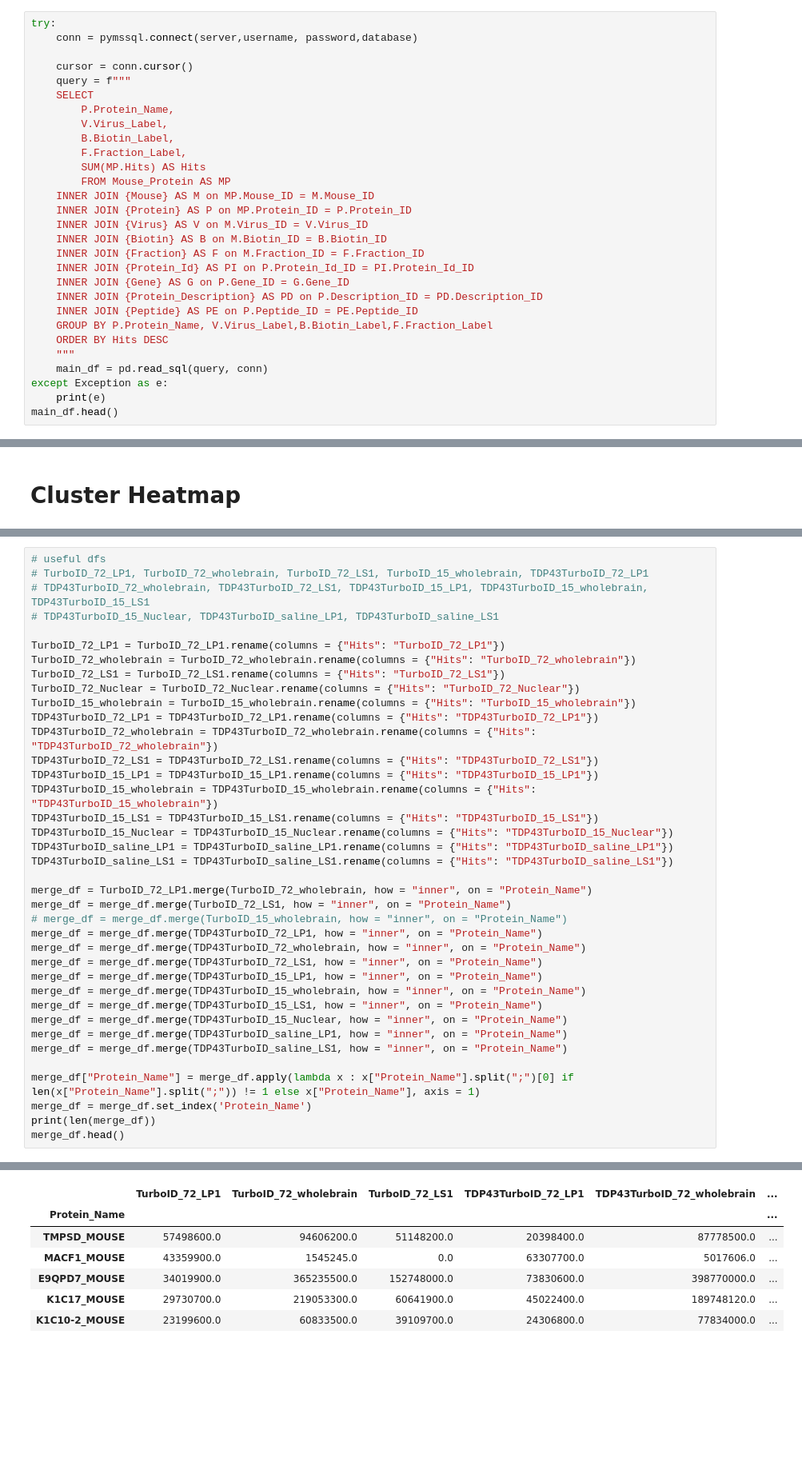
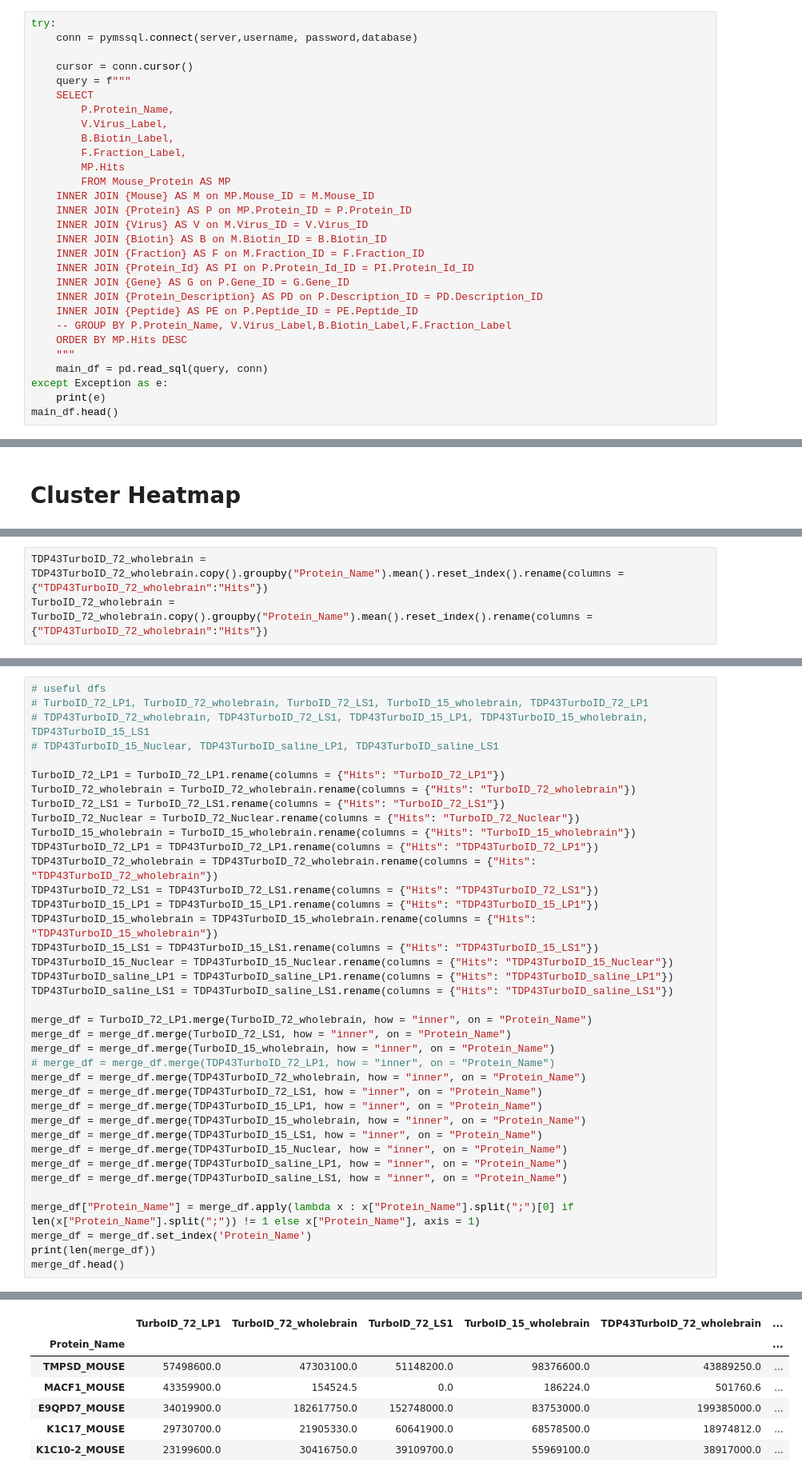
Before and after one commit to adamwbrew/Proteins, a Jupyter notebook: protein_visuals_virus_final.ipynb, the cells around one changed output, grey strips where cells are left out. Shown: that part at 80% size. Drawn from its saved outputs; the diff is of its cells as text; blank space fills up the shorter version.

```diff
--- a/protein_visuals_virus_final.ipynb
+++ b/protein_visuals_virus_final.ipynb
@@ -35,7 +35,7 @@ try:
         V.Virus_Label,
         B.Biotin_Label,
         F.Fraction_Label,
-        SUM(MP.Hits) AS Hits
+        MP.Hits
         FROM Mouse_Protein AS MP
     INNER JOIN {Mouse} AS M on MP.Mouse_ID = M.Mouse_ID
     INNER JOIN {Protein} AS P on MP.Protein_ID = P.Protein_ID
@@ -46,8 +46,8 @@ try:
     INNER JOIN {Gene} AS G on P.Gene_ID = G.Gene_ID
     INNER JOIN {Protein_Description} AS PD on P.Description_ID = PD.Description_ID
     INNER JOIN {Peptide} AS PE on P.Peptide_ID = PE.Peptide_ID
-    GROUP BY P.Protein_Name, V.Virus_Label,B.Biotin_Label,F.Fraction_Label
-    ORDER BY Hits DESC
+    -- GROUP BY P.Protein_Name, V.Virus_Label,B.Biotin_Label,F.Fraction_Label
+    ORDER BY MP.Hits DESC
     """
     main_df = pd.read_sql(query, conn)
 except Exception as e:
@@ -328,6 +338,9 @@ TDP43TurboID_saline_LP1 = TDP43TurboID_saline_LP1.copy()[["Protein_Name", "Hits"
 TDP43TurboID_saline_wholebrain = TDP43TurboID_saline_wholebrain.copy()[["Protein_Name", "Hits"]]
 TDP43TurboID_saline_LS1 = TDP43TurboID_saline_LS1.copy()[["Protein_Name", "Hits"]]
 TDP43TurboID_saline_Nuclear = TDP43TurboID_saline_Nuclear.copy()[["Protein_Name", "Hits"]]
+# %%
+TDP43TurboID_72_wholebrain = TDP43TurboID_72_wholebrain.copy().groupby("Protein_Name").mean().reset_index().rename(columns = {"TDP43TurboID_72_wholebrain":"Hits"})
+TurboID_72_wholebrain = TurboID_72_wholebrain.copy().groupby("Protein_Name").mean().reset_index().rename(columns = {"TDP43TurboID_72_wholebrain":"Hits"})
 # %%
 # TurboID virus & 72 Biotin combonations
 print(len(TurboID_72_LP1))
@@ -393,42 +406,42 @@ TurboID_72_wholebrain = TurboID_72_wholebrain.rename(columns = {"Hits": "TurboID
 TurboID_72_LS1 = TurboID_72_LS1.rename(columns = {"Hits": "TurboID_72_LS1"})
 TurboID_72_Nuclear = TurboID_72_Nuclear.rename(columns = {"Hits": "TurboID_72_Nuclear"})
 TurboID_15_wholebrain = TurboID_15_wholebrain.rename(columns = {"Hits": "TurboID_15_wholebrain"})
 TDP43TurboID_72_LP1 = TDP43TurboID_72_LP1.rename(columns = {"Hits": "TDP43TurboID_72_LP1"})
 TDP43TurboID_72_wholebrain = TDP43TurboID_72_wholebrain.rename(columns = {"Hits": "TDP43TurboID_72_wholebrain"})
 TDP43TurboID_72_LS1 = TDP43TurboID_72_LS1.rename(columns = {"Hits": "TDP43TurboID_72_LS1"})
 TDP43TurboID_15_LP1 = TDP43TurboID_15_LP1.rename(columns = {"Hits": "TDP43TurboID_15_LP1"})
 TDP43TurboID_15_wholebrain = TDP43TurboID_15_wholebrain.rename(columns = {"Hits": "TDP43TurboID_15_wholebrain"})
 TDP43TurboID_15_LS1 = TDP43TurboID_15_LS1.rename(columns = {"Hits": "TDP43TurboID_15_LS1"})
 TDP43TurboID_15_Nuclear = TDP43TurboID_15_Nuclear.rename(columns = {"Hits": "TDP43TurboID_15_Nuclear"})
 TDP43TurboID_saline_LP1 = TDP43TurboID_saline_LP1.rename(columns = {"Hits": "TDP43TurboID_saline_LP1"})
 TDP43TurboID_saline_LS1 = TDP43TurboID_saline_LS1.rename(columns = {"Hits": "TDP43TurboID_saline_LS1"})
 
 merge_df = TurboID_72_LP1.merge(TurboID_72_wholebrain, how = "inner", on = "Protein_Name")
 merge_df = merge_df.merge(TurboID_72_LS1, how = "inner", on = "Protein_Name")
-# merge_df = merge_df.merge(TurboID_15_wholebrain, how = "inner", on = "Protein_Name")
-merge_df = merge_df.merge(TDP43TurboID_72_LP1, how = "inner", on = "Protein_Name")
+merge_df = merge_df.merge(TurboID_15_wholebrain, how = "inner", on = "Protein_Name")
+# merge_df = merge_df.merge(TDP43TurboID_72_LP1, how = "inner", on = "Protein_Name")
 merge_df = merge_df.merge(TDP43TurboID_72_wholebrain, how = "inner", on = "Protein_Name")
 merge_df = merge_df.merge(TDP43TurboID_72_LS1, how = "inner", on = "Protein_Name")
 merge_df = merge_df.merge(TDP43TurboID_15_LP1, how = "inner", on = "Protein_Name")
 merge_df = merge_df.merge(TDP43TurboID_15_wholebrain, how = "inner", on = "Protein_Name")
 merge_df = merge_df.merge(TDP43TurboID_15_LS1, how = "inner", on = "Protein_Name")
 merge_df = merge_df.merge(TDP43TurboID_15_Nuclear, how = "inner", on = "Protein_Name")
 merge_df = merge_df.merge(TDP43TurboID_saline_LP1, how = "inner", on = "Protein_Name")
 merge_df = merge_df.merge(TDP43TurboID_saline_LS1, how = "inner", on = "Protein_Name")
 
 merge_df["Protein_Name"] = merge_df.apply(lambda x : x["Protein_Name"].split(";")[0] if len(x["Protein_Name"].split(";")) != 1 else x["Protein_Name"], axis = 1)
 merge_df = merge_df.set_index('Protein_Name')
 print(len(merge_df))
 merge_df.head()
 # %% [output]
 5883
-|  | TurboID_72_LP1 | TurboID_72_wholebrain | TurboID_72_LS1 | TDP43TurboID_72_LP1 | TDP43TurboID_72_wholebrain | ... |
+|  | TurboID_72_LP1 | TurboID_72_wholebrain | TurboID_72_LS1 | TurboID_15_wholebrain | TDP43TurboID_72_wholebrain | ... |
 | Protein_Name |  |  |  |  |  | ... |
-| TMPSD_MOUSE | 57498600.0 | 94606200.0 | 51148200.0 | 20398400.0 | 87778500.0 | ... |
-| MACF1_MOUSE | 43359900.0 | 1545245.0 | 0.0 | 63307700.0 | 5017606.0 | ... |
-| E9QPD7_MOUSE | 34019900.0 | 365235500.0 | 152748000.0 | 73830600.0 | 398770000.0 | ... |
-| K1C17_MOUSE | 29730700.0 | 219053300.0 | 60641900.0 | 45022400.0 | 189748120.0 | ... |
-| K1C10-2_MOUSE | 23199600.0 | 60833500.0 | 39109700.0 | 24306800.0 | 77834000.0 | ... |
+| TMPSD_MOUSE | 57498600.0 | 47303100.0 | 51148200.0 | 98376600.0 | 43889250.0 | ... |
+| MACF1_MOUSE | 43359900.0 | 154524.5 | 0.0 | 186224.0 | 501760.6 | ... |
+| E9QPD7_MOUSE | 34019900.0 | 182617750.0 | 152748000.0 | 83753000.0 | 199385000.0 | ... |
+| K1C17_MOUSE | 29730700.0 | 21905330.0 | 60641900.0 | 68578500.0 | 18974812.0 | ... |
+| K1C10-2_MOUSE | 23199600.0 | 30416750.0 | 39109700.0 | 55969100.0 | 38917000.0 | ... |
 # %%
 limit = 50_000
 
```
Also changed, not shown: parts of 16 cells of this notebook.
